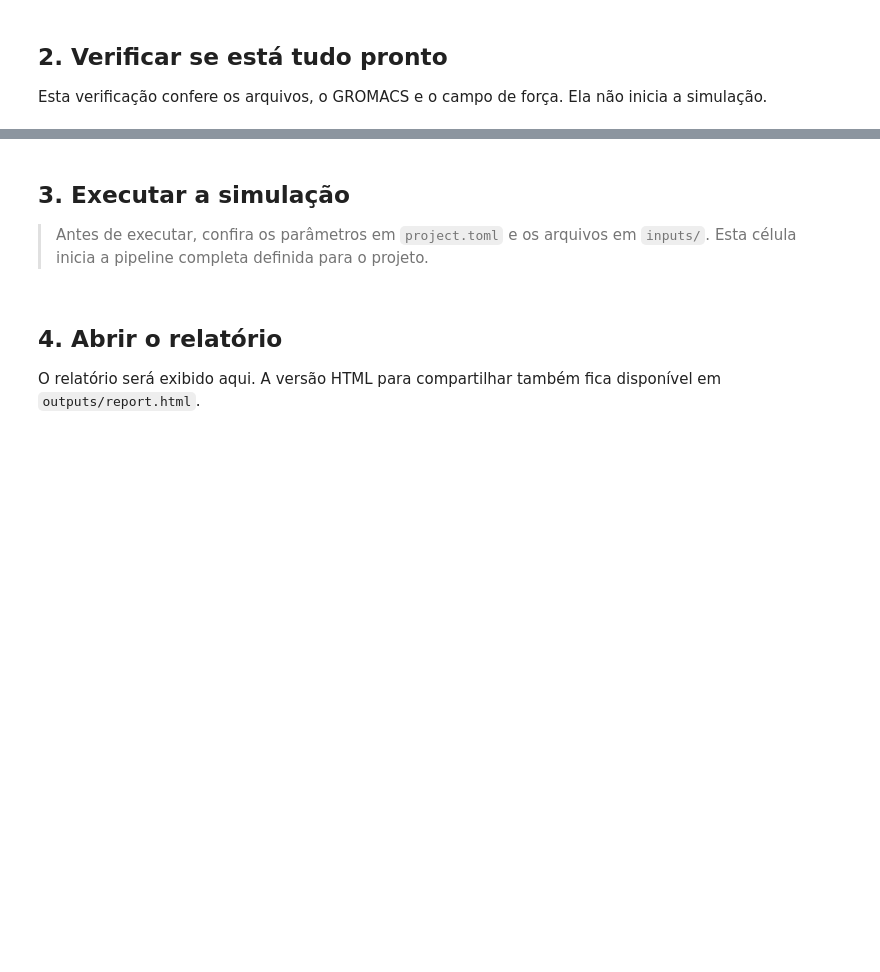
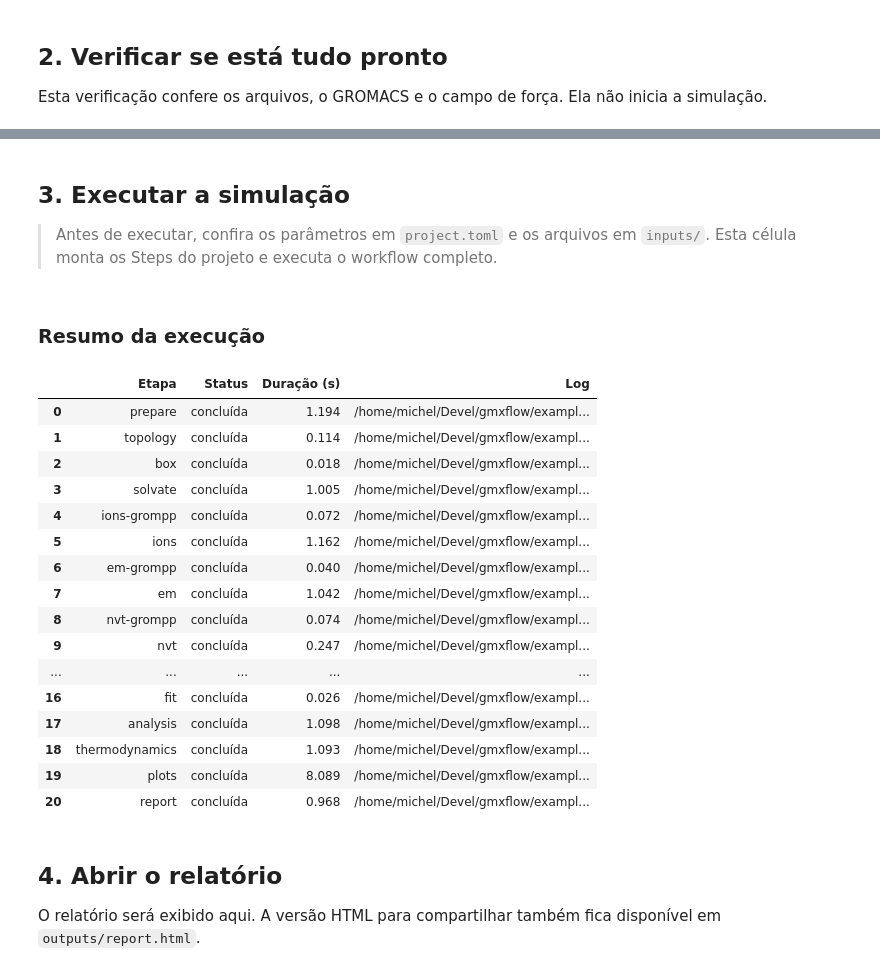
Before and after one commit to MichelLacerda/gmxflow, a Jupyter notebook: examples/smoke_peptide_complex/project.ipynb, the cells around one changed output, grey strips where cells are left out. Drawn from its saved outputs; the diff is of its cells as text; code cells hidden in the pictures; blank space fills up the shorter version.

Commit message:
feat: recommend composed workflows in the Jupyter example

```diff
--- a/examples/smoke_peptide_complex/project.ipynb
+++ b/examples/smoke_peptide_complex/project.ipynb
@@ -28,10 +32,30 @@ print('Pré-requisitos verificados.')
 # %% [markdown]
 ## 3. Executar a simulação
 
-> Antes de executar, confira os parâmetros em `project.toml` e os arquivos em `inputs/`. Esta célula inicia a pipeline completa definida para o projeto.
+> Antes de executar, confira os parâmetros em `project.toml` e os arquivos em `inputs/`. Esta célula monta os Steps do projeto e executa o workflow completo.
 # %%
-execution_report = project.run()
+workflow = project.workflow()
+execution_report = project.run_workflow(workflow)
 project.show_execution(execution_report)
+# %% [output]
+### Resumo da execução
+|  | Etapa | Status | Duração (s) | Log |
+| 0 | prepare | concluída | 1.194 | /home/michel/Devel/gmxflow/exampl... |
+| 1 | topology | concluída | 0.114 | /home/michel/Devel/gmxflow/exampl... |
+| 2 | box | concluída | 0.018 | /home/michel/Devel/gmxflow/exampl... |
+| 3 | solvate | concluída | 1.005 | /home/michel/Devel/gmxflow/exampl... |
+| 4 | ions-grompp | concluída | 0.072 | /home/michel/Devel/gmxflow/exampl... |
+| 5 | ions | concluída | 1.162 | /home/michel/Devel/gmxflow/exampl... |
+| 6 | em-grompp | concluída | 0.040 | /home/michel/Devel/gmxflow/exampl... |
+| 7 | em | concluída | 1.042 | /home/michel/Devel/gmxflow/exampl... |
+| 8 | nvt-grompp | concluída | 0.074 | /home/michel/Devel/gmxflow/exampl... |
+| 9 | nvt | concluída | 0.247 | /home/michel/Devel/gmxflow/exampl... |
+| ... | ... | ... | ... | ... |
+| 16 | fit | concluída | 0.026 | /home/michel/Devel/gmxflow/exampl... |
+| 17 | analysis | concluída | 1.098 | /home/michel/Devel/gmxflow/exampl... |
+| 18 | thermodynamics | concluída | 1.093 | /home/michel/Devel/gmxflow/exampl... |
+| 19 | plots | concluída | 8.089 | /home/michel/Devel/gmxflow/exampl... |
+| 20 | report | concluída | 0.968 | /home/michel/Devel/gmxflow/exampl... |
 # %% [markdown]
 ## 4. Abrir o relatório
 
```
Also changed, not shown: parts of 3 cells of this notebook, 5 other files.
